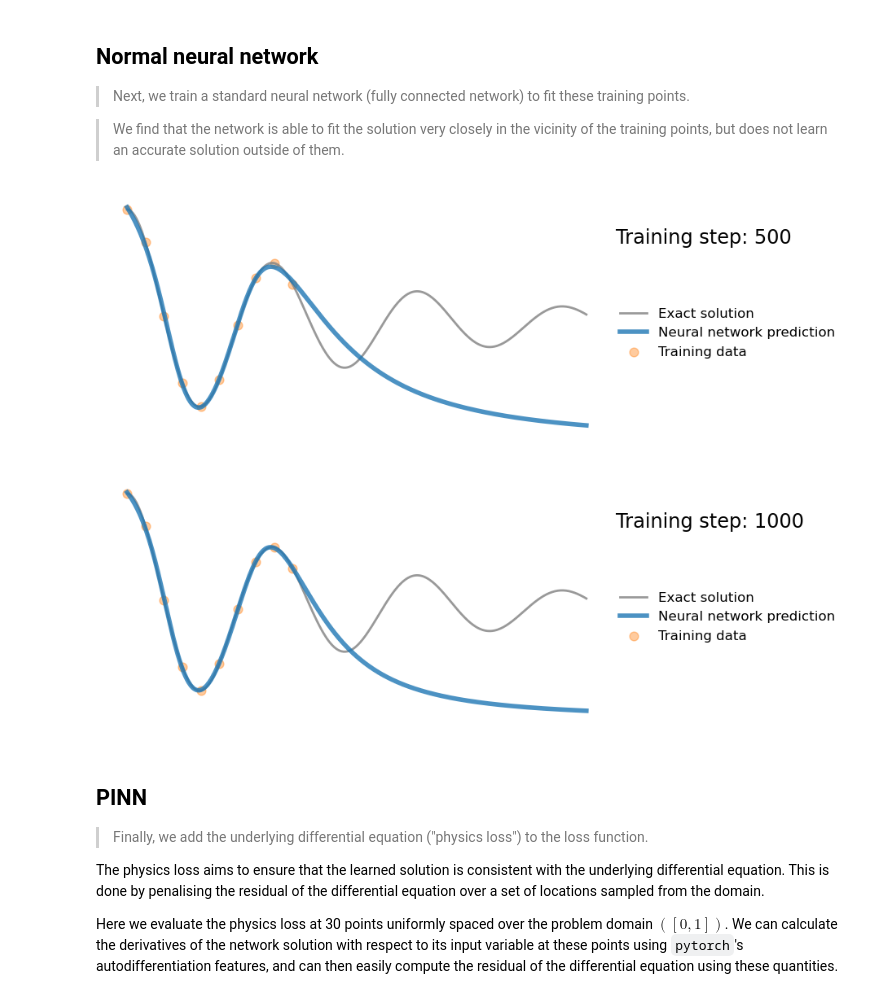
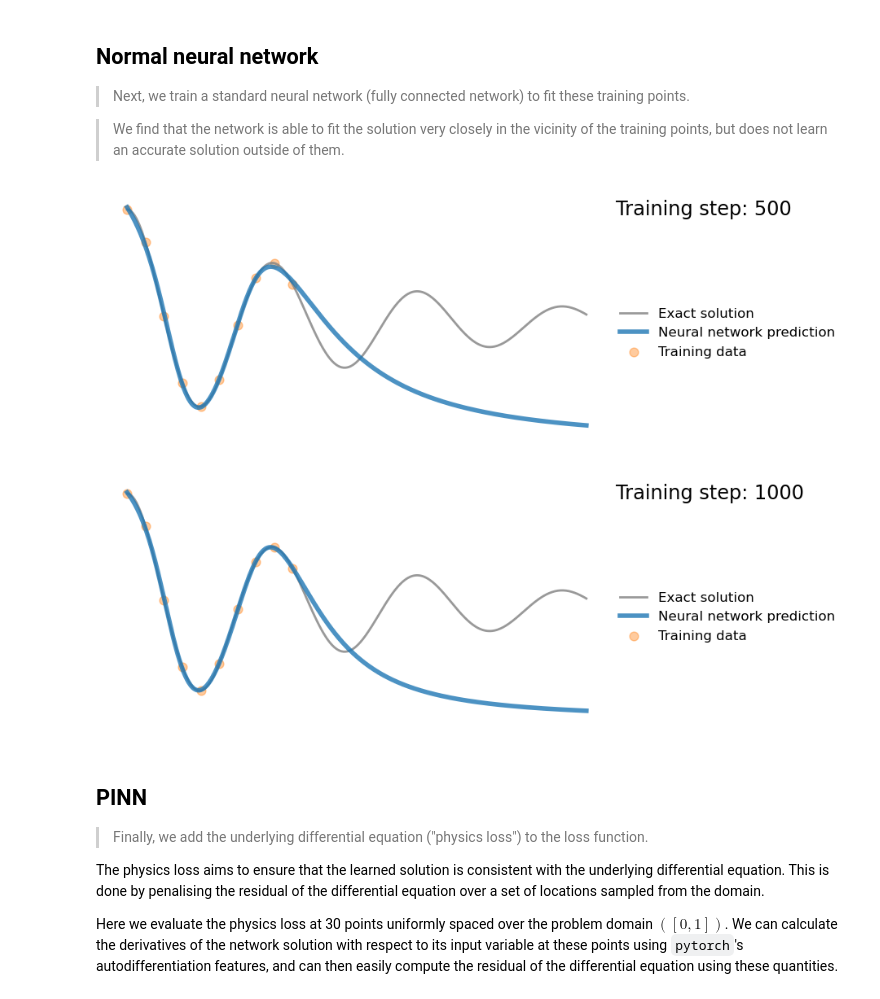
Before and after one commit to moosemorse/harmonic-oscillator-pinn, a Jupyter notebook: Harmonic oscillator PINN.ipynb, the cells around one changed output. Drawn from its saved outputs; the diff is of its cells as text; code cells hidden in the pictures.

```diff
--- a/Harmonic oscillator PINN.ipynb
+++ b/Harmonic oscillator PINN.ipynb
@@ -126,7 +126,7 @@ torch.Size([10, 1]) torch.Size([10, 1])
 
 >We find that the network is able to fit the solution very closely in the vicinity of the training points, but does not learn an accurate solution outside of them.
 # %%
-def plot_result(x,y,x_data,y_data,yh,xp=None):
+def plot_result(x,y,x_data,y_data,yh,xp=None, mu=None, k=None, mu_true=None, k_true=None):
     "Pretty plot training results"
     plt.figure(figsize=(8,4))
     plt.plot(x,y, color="grey", linewidth=2, alpha=0.8, label="Exact solution")
@@ -139,7 +139,18 @@ def plot_result(x,y,x_data,y_data,yh,xp=None):
     plt.setp(l.get_texts(), color="k")
     plt.xlim(-0.05, 1.05)
     plt.ylim(-1.1, 1.1)
-    plt.text(1.065,0.7,"Training step: %i"%(i+1),fontsize="xx-large",color="k")
+    plt.text(1.065, 0.95, f"Training step: {i+1}", fontsize="xx-large", color="k")
+
+    # hack fix: modify to display learned parameters
+    if mu is not None and k is not None:
+        mu_str = f"μ = {mu.item():.3f}"
+        k_str = f"k = {k.item():.3f}"
+        if mu_true is not None and k_true is not None:
+            mu_str += f"  (true {mu_true:.3f})"
+            k_str += f"  (true {k_true:.3f})"
+        plt.text(1.065, 0.78, mu_str, fontsize="large", color="k")
+        plt.text(1.065, 0.65, k_str, fontsize="large", color="k")
+
     plt.axis("off")
 
 import os
@@ -147,35 +158,35 @@ import os
 # train standard neural network to fit training data
 torch.manual_seed(123)
 model = FCN(1,1,32,3)
 optimizer = torch.optim.Adam(model.parameters(),lr=1e-3)
 files = []
 for i in range(1000):
     optimizer.zero_grad()
     yh = model(x_data)
     loss = torch.mean((yh-y_data)**2)# use mean squared error
     loss.backward()
     optimizer.step()
 
 
     # plot the result as training progresses
     if (i+1) % 10 == 0:
 
         yh = model(x).detach()
 
         plot_result(x,y,x_data,y_data,yh)
 
         file = "plots/nn_%.8i.png"%(i+1)
         #path = os.path.join('plots', file)
         plt.savefig(file, format='png', bbox_inches='tight', pad_inches=0.1, dpi=100, facecolor="white")
         files.append(file)
 
         if (i+1) % 500 == 0: plt.show()
         else: plt.close("all")
 
 save_gif_PIL("nn.gif", files, fps=20, loop=0)
 # %% [output]
-[figure, old version]
+[figure, new version]
-[figure, old version]
+[figure, new version]
 # %% [markdown]
 ## PINN
 
```
Also changed, not shown: parts of 5 cells of this notebook, 2 other files.
